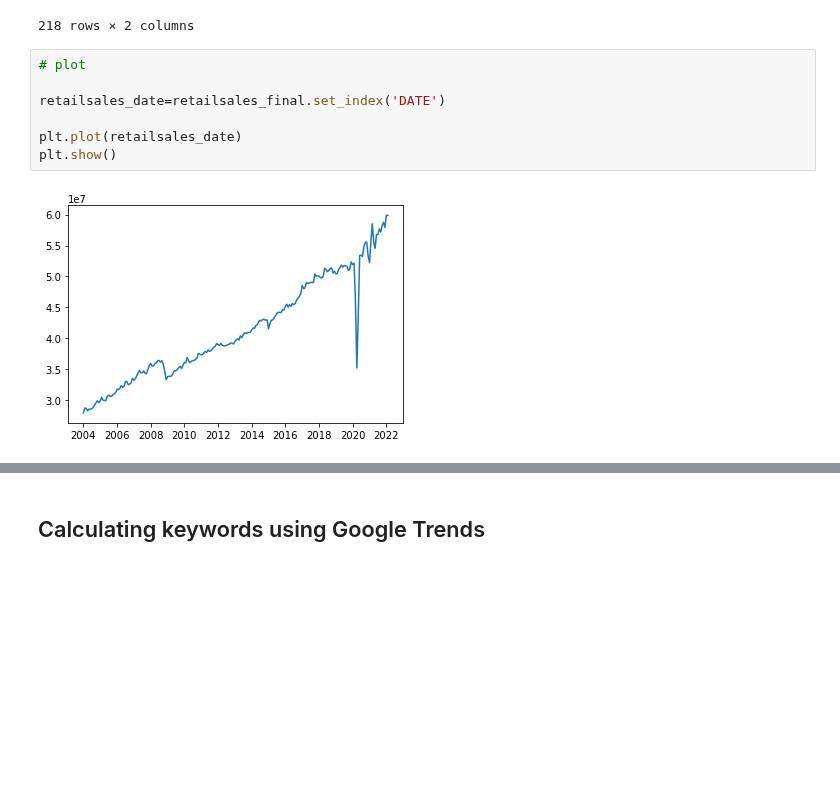
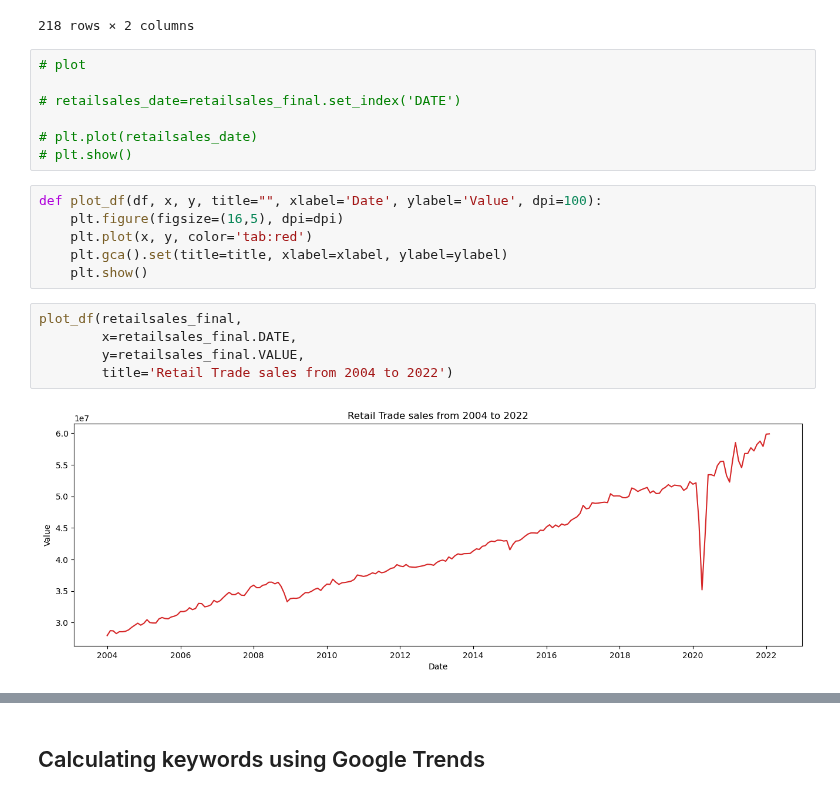
Before and after one commit to ubco-mds-2021-labs/capstone-project-googletrends_capstone, a Jupyter notebook: src/notebooks/retailsales_notebook.ipynb, the cells around one changed output, grey strips where cells are left out. Saved outputs shown, nothing was run; the diff lists cells and outputs as text; blank space fills up the shorter version.

```diff
--- a/src/notebooks/retailsales_notebook.ipynb
+++ b/src/notebooks/retailsales_notebook.ipynb
@@ -48,9 +49,20 @@ retailsales_final.reset_index(drop=True)
 # %%
 # plot
 
-retailsales_date=retailsales_final.set_index('DATE')
+# retailsales_date=retailsales_final.set_index('DATE')
 
-plt.plot(retailsales_date)
-plt.show()
+# plt.plot(retailsales_date)
+# plt.show()
-# %% [output]
-[figure, removed]
+# %%
+def plot_df(df, x, y, title="", xlabel='Date', ylabel='Value', dpi=100):
+    plt.figure(figsize=(16,5), dpi=dpi)
+    plt.plot(x, y, color='tab:red')
+    plt.gca().set(title=title, xlabel=xlabel, ylabel=ylabel)
+    plt.show()
+# %%
+plot_df(retailsales_final,
+        x=retailsales_final.DATE,
+        y=retailsales_final.VALUE,
+        title='Retail Trade sales from 2004 to 2022')
+# %% [output]
+[figure, added]
```
Also changed, not shown: parts of 7 cells of this notebook.
